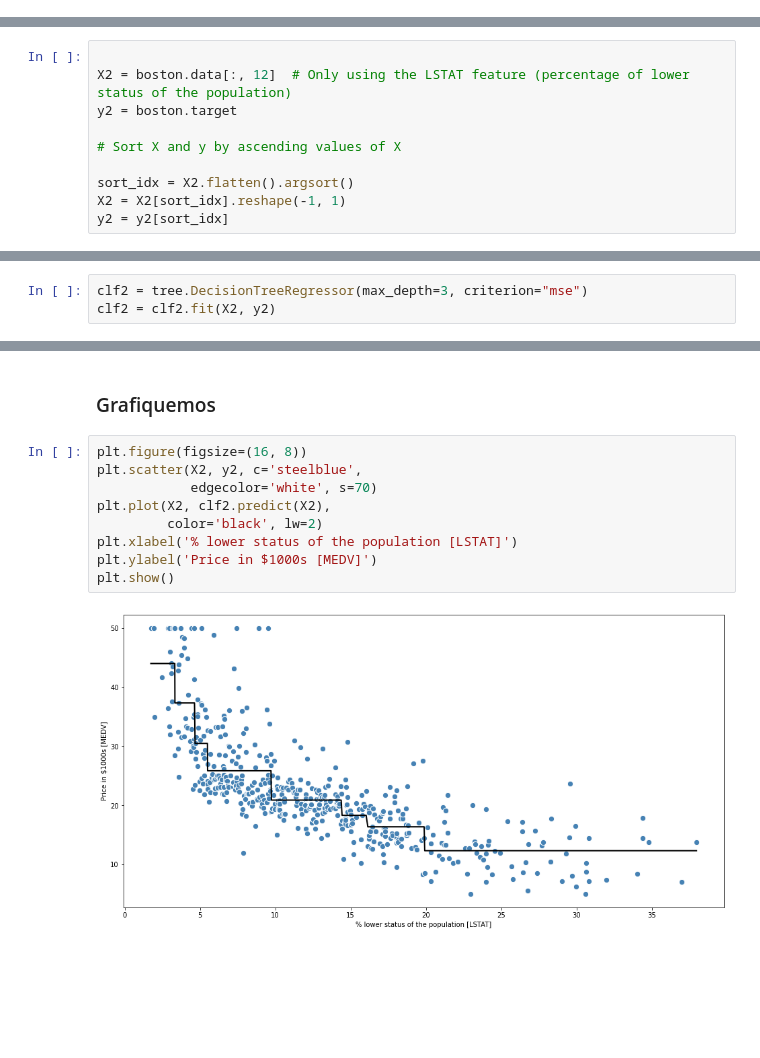
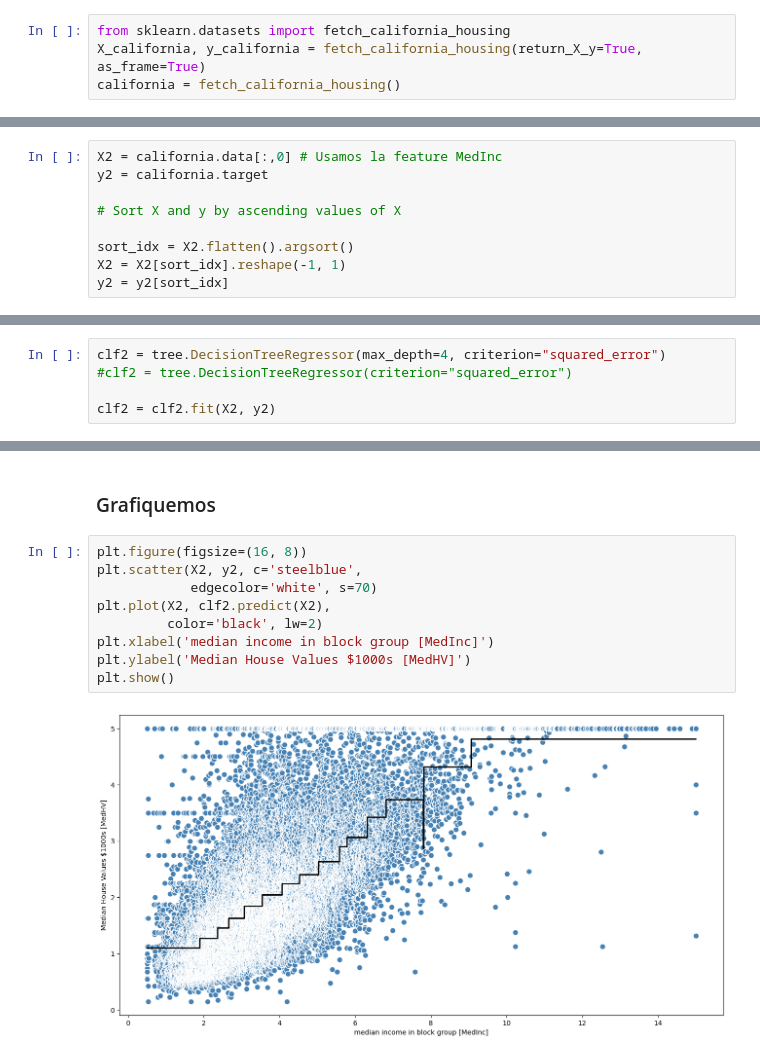
Before and after one commit to DiploDatos/AprendizajeSupervisado, a Jupyter notebook: Teórico/demo_8_trees.ipynb, the cells around one changed output, grey strips where cells are left out. Cells and saved outputs as stored; diff of their text form; blank space fills up the shorter version.

Commit message:
cambia dataset Boston por california

```diff
--- a/Teórico/demo_8_trees.ipynb
+++ b/Teórico/demo_8_trees.ipynb
@@ -358,0 +341,4 @@ Boston house prices dataset
+# %%
+from sklearn.datasets import fetch_california_housing
+X_california, y_california = fetch_california_housing(return_X_y=True, as_frame=True)
+california = fetch_california_housing()
@@ -359,7 +365,6 @@ Boston house prices dataset
 # %%
-
-X2 = boston.data[:, 12]  # Only using the LSTAT feature (percentage of lower status of the population)
-y2 = boston.target
+X2 = california.data[:,0] # Usamos la feature MedInc
+y2 = california.target
 
 # Sort X and y by ascending values of X
 
@@ -369,5 +376,7 @@ y2 = y2[sort_idx]
 # %%
-clf2 = tree.DecisionTreeRegressor(max_depth=3, criterion="mse")
+clf2 = tree.DecisionTreeRegressor(max_depth=4, criterion="squared_error")
+#clf2 = tree.DecisionTreeRegressor(criterion="squared_error")
+
 clf2 = clf2.fit(X2, y2)
 # %% [markdown]
 ### Qué nos están dando las hojas del árbol en este caso?
@@ -384,11 +393,11 @@ graph
 # %%
 plt.figure(figsize=(16, 8))
 plt.scatter(X2, y2, c='steelblue',
             edgecolor='white', s=70)
 plt.plot(X2, clf2.predict(X2),
          color='black', lw=2)
-plt.xlabel('% lower status of the population [LSTAT]')
-plt.ylabel('Price in $1000s [MEDV]')
+plt.xlabel('median income in block group [MedInc]')
+plt.ylabel('Median House Values $1000s [MedHV]')
 plt.show()
 # %% [output]
-[figure, old version]
+[figure, new version]
```
Also changed, not shown: parts of 10 cells of this notebook.
